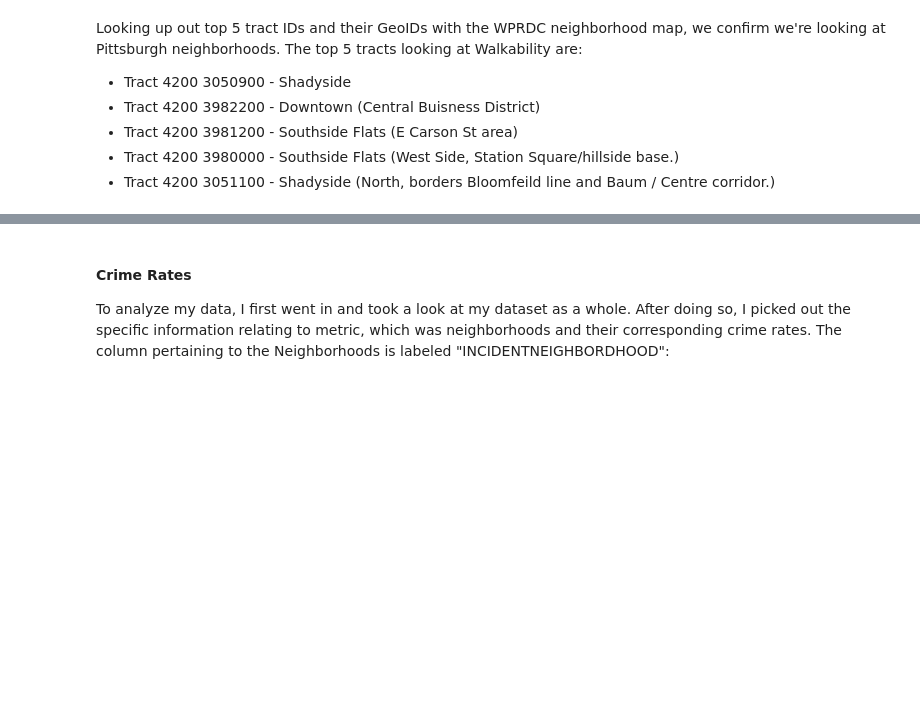
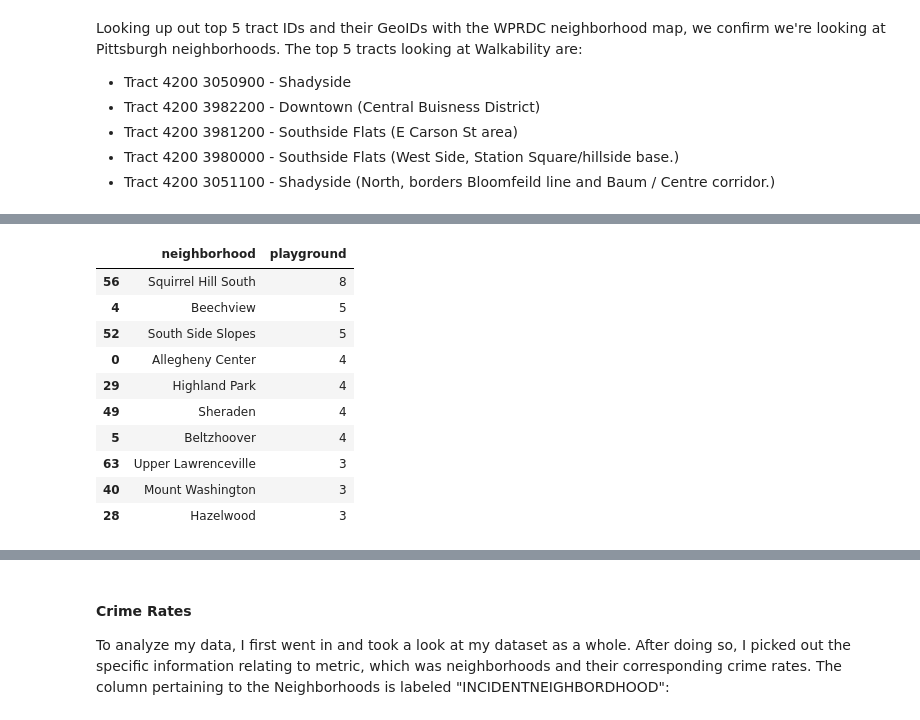
Before and after one commit to aneeshakandala/final_project_cmpinf0011_teamUHA, a Jupyter notebook: Presentation.ipynb, the cells around one changed output, grey strips where cells are left out. Saved outputs shown, nothing was run; the diff lists cells and outputs as text; code cells hidden in the pictures; blank space fills up the shorter version.

```diff
--- a/Presentation.ipynb
+++ b/Presentation.ipynb
@@ -94,0 +145,15 @@ The top 5 tracts looking at Walkability are:
+# %%
+top10 = (p_data.groupby("neighborhood").size().reset_index(name="playground").sort_values("playground", ascending=False).head(10))
+top10.head(10)
+# %% [output]
+|  | neighborhood | playground |
+| 56 | Squirrel Hill South | 8 |
+| 4 | Beechview | 5 |
+| 52 | South Side Slopes | 5 |
+| 0 | Allegheny Center | 4 |
+| 29 | Highland Park | 4 |
+| 49 | Sheraden | 4 |
+| 5 | Beltzhoover | 4 |
+| 63 | Upper Lawrenceville | 3 |
+| 40 | Mount Washington | 3 |
+| 28 | Hazelwood | 3 |
```
Also changed, not shown: parts of 7 cells of this notebook.
